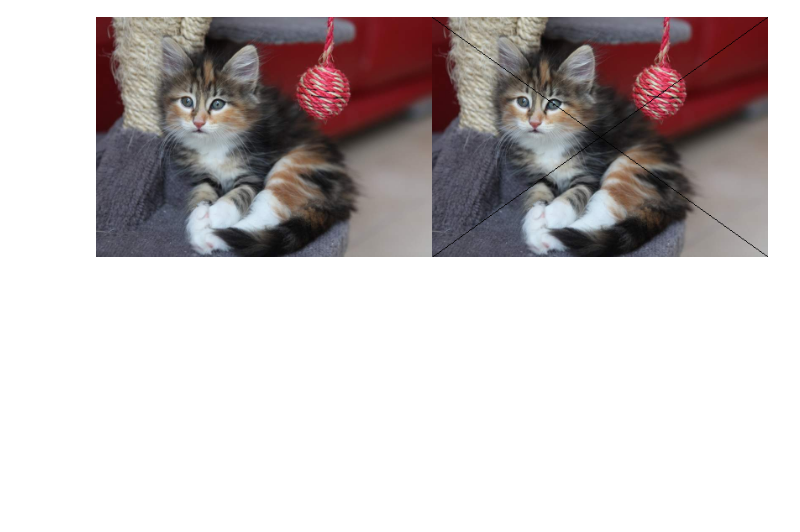
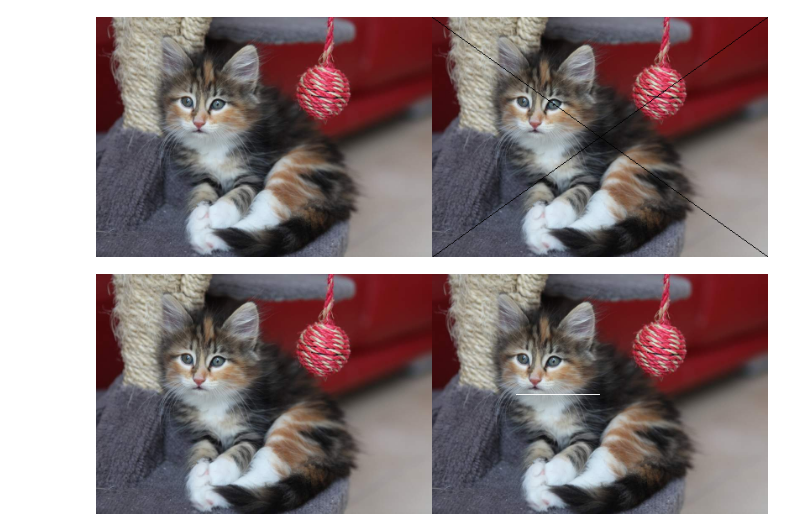
Before and after one commit to Farhanramazainn/PCVK, a Jupyter notebook: Week1.ipynb, the cells around one changed output. Saved outputs shown, nothing was run; the diff lists cells and outputs as text; code cells hidden in the pictures; blank space fills up the shorter version.

```diff
--- a/Week1.ipynb
+++ b/Week1.ipynb
@@ -110,0 +107,12 @@ cv2_imshow(final_frame)
+# %%
+# Gambarlah garis putih horizontal di tengah gambar dengan panjang tertentu
+image_2 = cv.cvtColor(image, cv.COLOR_BGR2RGB)
+image_3 = cv.cvtColor(image, cv.COLOR_BGR2RGB)
+
+for y in range (100,200):
+  image_3[int(image_3.shape[0] / 2), y] = [255,255,255]
+
+final_frame = cv.hconcat((image_2, image_3))
+cv2_imshow(final_frame)
+# %% [output]
+[figure, added]
```
Also changed, not shown: parts of 5 cells of this notebook.
